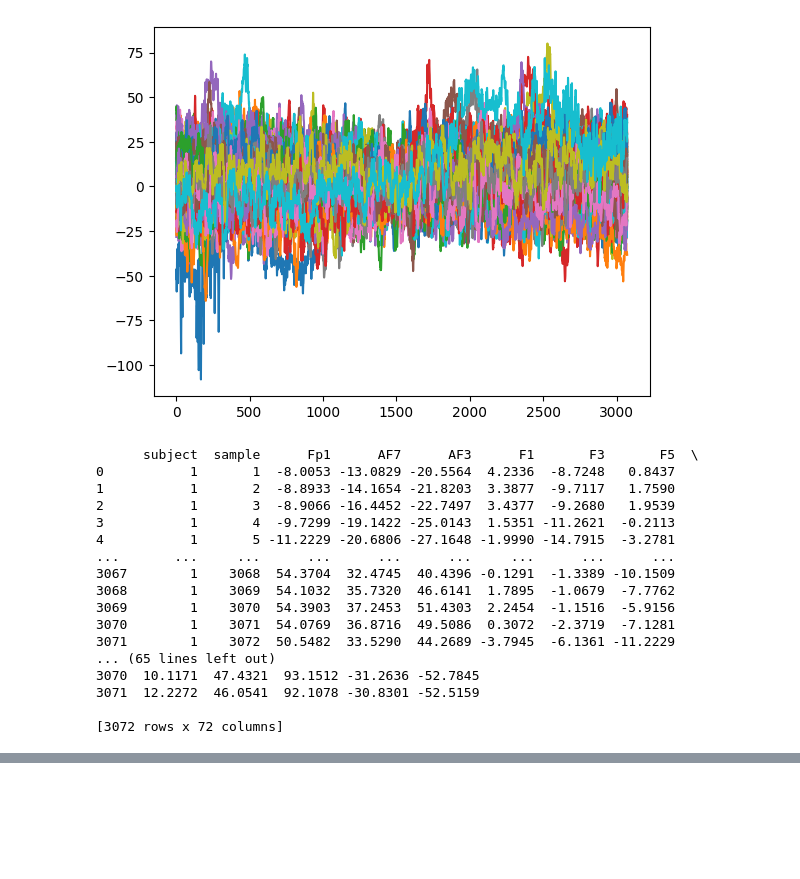
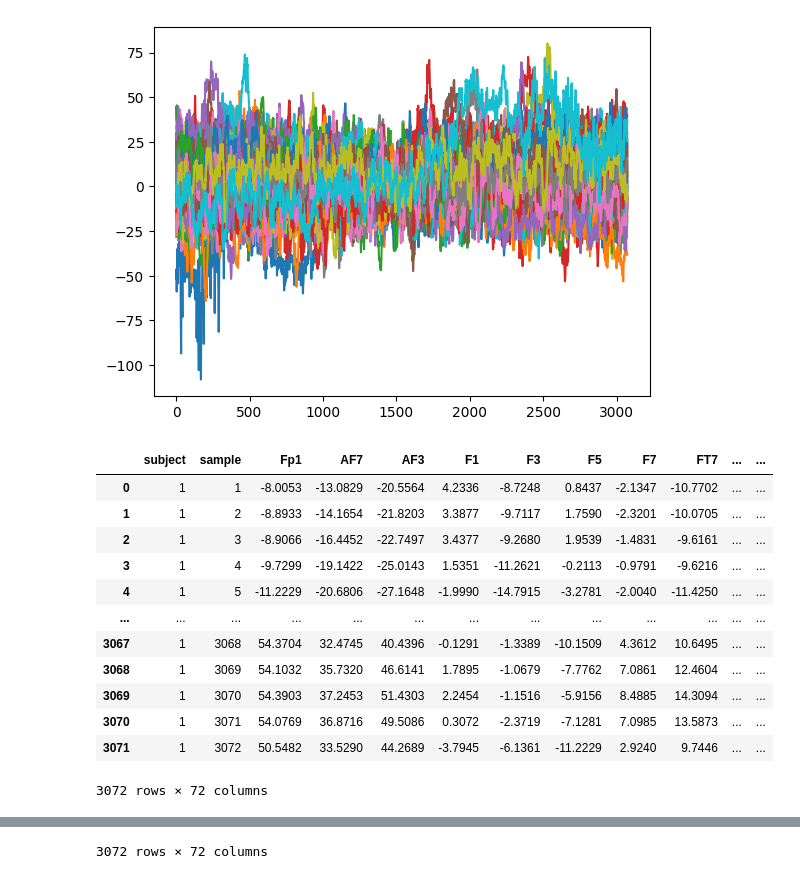
Before and after one commit to cgpayne/electropsychographer, a Jupyter notebook: notebooks/initial_exploration.ipynb, the cells around one changed output, grey strips where cells are left out. Drawn from its saved outputs; the diff is of its cells as text; code cells hidden in the pictures; blank space fills up the shorter version.

```diff
--- a/notebooks/initial_exploration.ipynb
+++ b/notebooks/initial_exploration.ipynb
@@ -204,29 +193,27 @@ for ii in range(100):
 # %%
 # set up for feature extraction
 
 dfex100 = dfex100.drop(columns=['condition', 'trial'])
-print(dfex100, '\n')
+display(dfex100)
+print('\n')
 
 df2 = pd.read_csv(data_dir + '/2.csv/2.csv', header=None)
 df2.columns = heading
 df2ex100 = df2[(df2['condition'] == 1) & (df2['trial'] == 100)]
 df2ex100 = df2ex100.drop(columns=['condition', 'trial'])
-print(df2ex100, '\n')
+display(df2ex100)
+print('\n')
 # %% [output]
+|  | subject | sample | Fp1 | AF7 | AF3 | F1 | F3 | F5 | F7 | FT7 | ... | ... |
+| 0 | 1 | 1 | -8.0053 | -13.0829 | -20.5564 | 4.2336 | -8.7248 | 0.8437 | -2.1347 | -10.7702 | ... | ... |
+| 1 | 1 | 2 | -8.8933 | -14.1654 | -21.8203 | 3.3877 | -9.7117 | 1.7590 | -2.3201 | -10.0705 | ... | ... |
+| 2 | 1 | 3 | -8.9066 | -16.4452 | -22.7497 | 3.4377 | -9.2680 | 1.9539 | -1.4831 | -9.6161 | ... | ... |
+| 3 | 1 | 4 | -9.7299 | -19.1422 | -25.0143 | 1.5351 | -11.2621 | -0.2113 | -0.9791 | -9.6216 | ... | ... |
+| 4 | 1 | 5 | -11.2229 | -20.6806 | -27.1648 | -1.9990 | -14.7915 | -3.2781 | -2.0040 | -11.4250 | ... | ... |
+| ... | ... | ... | ... | ... | ... | ... | ... | ... | ... | ... | ... | ... |
+| 3067 | 1 | 3068 | 54.3704 | 32.4745 | 40.4396 | -0.1291 | -1.3389 | -10.1509 | 4.3612 | 10.6495 | ... | ... |
+| 3068 | 1 | 3069 | 54.1032 | 35.7320 | 46.6141 | 1.7895 | -1.0679 | -7.7762 | 7.0861 | 12.4604 | ... | ... |
+| 3069 | 1 | 3070 | 54.3903 | 37.2453 | 51.4303 | 2.2454 | -1.1516 | -5.9156 | 8.4885 | 14.3094 | ... | ... |
+| 3070 | 1 | 3071 | 54.0769 | 36.8716 | 49.5086 | 0.3072 | -2.3719 | -7.1281 | 7.0985 | 13.5873 | ... | ... |
+| 3071 | 1 | 3072 | 50.5482 | 33.5290 | 44.2689 | -3.7945 | -6.1361 | -11.2229 | 2.9240 | 9.7446 | ... | ... |
-      subject  sample      Fp1      AF7      AF3      F1       F3       F5  \
-0           1       1  -8.0053 -13.0829 -20.5564  4.2336  -8.7248   0.8437
-1           1       2  -8.8933 -14.1654 -21.8203  3.3877  -9.7117   1.7590
-2           1       3  -8.9066 -16.4452 -22.7497  3.4377  -9.2680   1.9539
-3           1       4  -9.7299 -19.1422 -25.0143  1.5351 -11.2621  -0.2113
-4           1       5 -11.2229 -20.6806 -27.1648 -1.9990 -14.7915  -3.2781
-...       ...     ...      ...      ...      ...     ...      ...      ...
-3067        1    3068  54.3704  32.4745  40.4396 -0.1291  -1.3389 -10.1509
-3068        1    3069  54.1032  35.7320  46.6141  1.7895  -1.0679  -7.7762
-3069        1    3070  54.3903  37.2453  51.4303  2.2454  -1.1516  -5.9156
-3070        1    3071  54.0769  36.8716  49.5086  0.3072  -2.3719  -7.1281
-3071        1    3072  50.5482  33.5290  44.2689 -3.7945  -6.1361 -11.2229
-... (65 lines left out)
-3070  10.1171  47.4321  93.1512 -31.2636 -52.7845
-3071  12.2272  46.0541  92.1078 -30.8301 -52.5159
-
-[3072 rows x 72 columns]
+3072 rows × 72 columns
@@ -233,3 +232,4 @@ print(df2ex100, '\n')
+3072 rows × 72 columns
 # %%
 # concatenate subject 1 and 2
 
```
Also changed, not shown: parts of 11 cells of this notebook, 1 other file.
